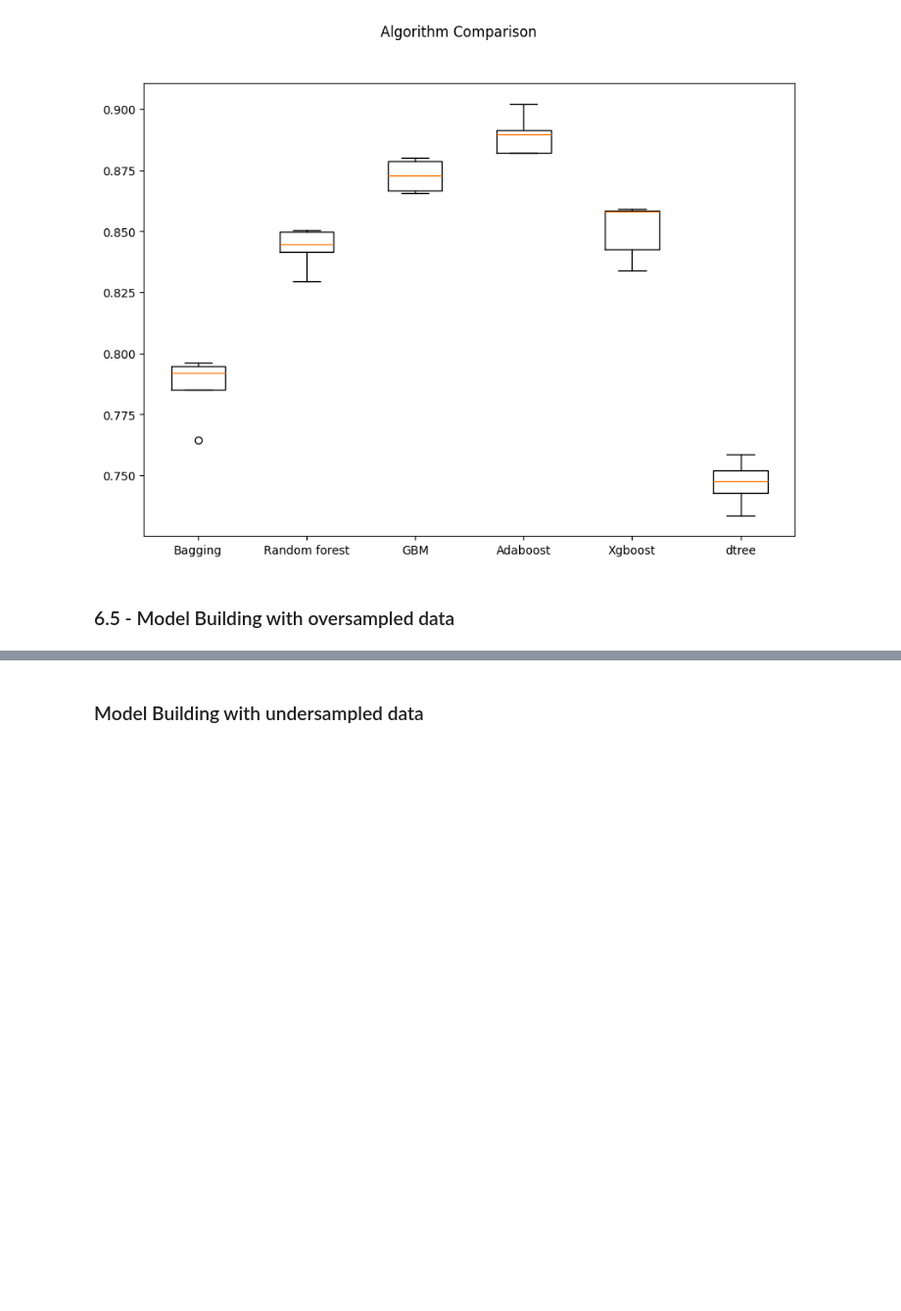
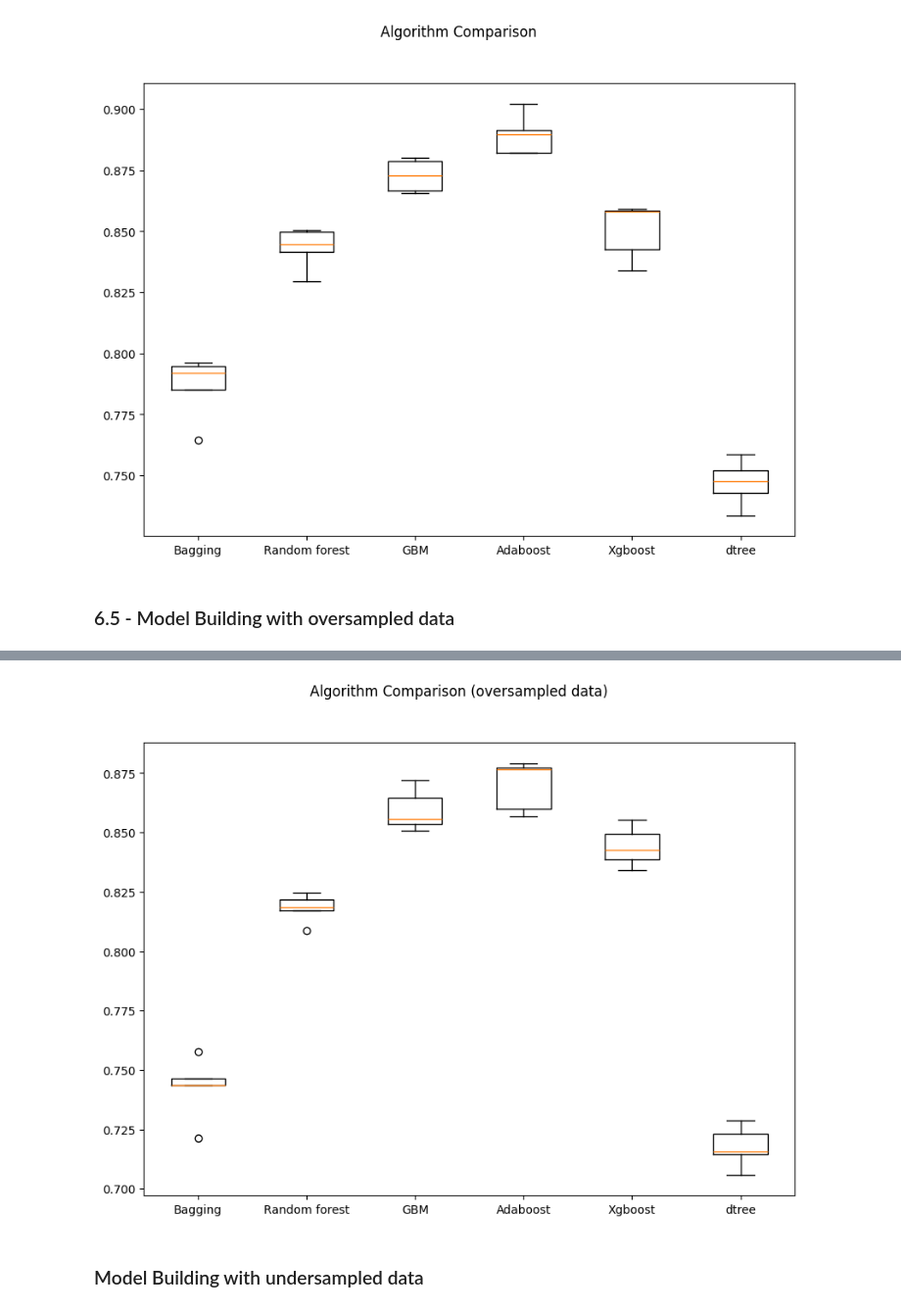
Before and after one commit to RashmiJK/PGP-AIML-EasyVisa-AML, a Jupyter notebook: easyvisa_modeling.ipynb, the cells around one changed output, grey strips where cells are left out. Shown at 98% size. Drawn from its saved outputs; the diff is of its cells as text; code cells hidden in the pictures; blank space fills up the shorter version.

```diff
--- a/easyvisa_modeling.ipynb
+++ b/easyvisa_modeling.ipynb
@@ -1131,13 +1131,12 @@ print("Before OverSampling, counts of label '1': {}".format(sum(y_train == 1)))
 print("Before OverSampling, counts of label '0': {} \n".format(sum(y_train == 0)))
 
 # Synthetic Minority Over Sampling Technique
-sm = SMOTE(sampling_strategy=_____, k_neighbors=_____, random_state=1) ## Complete the code to set the k-nearest neighbors and sampling strategy
+# Strategy is to upsample minority class until it is equal to majority
+sm = SMOTE(sampling_strategy=1, k_neighbors=5, random_state=1)
 X_train_over, y_train_over = sm.fit_resample(X_train, y_train)
-
 
 print("After OverSampling, counts of label '1': {}".format(sum(y_train_over == 1)))
 print("After OverSampling, counts of label '0': {} \n".format(sum(y_train_over == 0)))
 
-
 print("After OverSampling, the shape of train_X: {}".format(X_train_over.shape))
 print("After OverSampling, the shape of train_y: {} \n".format(y_train_over.shape))
@@ -1178,0 +1178,22 @@ for name, model in models:
+# %%
+# Loop through all the models to get the mean cross validated score on oversampled training data
+# Use StratifiedKFold with n_splits as 5
+
+# List to store all model's CV scores
+cv_results_sm = []
+cv_results_mean_sm = []
+cv_results_std_dev_sm = []
+# List to store name of the models
+names = []
+
+print("\n" "Cross-Validation (StratifiedKFold) performance on oversampled training dataset:" "\n")
+for name, model in models:
+    kfold = StratifiedKFold(n_splits=5, shuffle=True, random_state=1)
+    cv_result = cross_val_score(estimator=model, X=X_train_over, y=y_train_over, scoring = scorer,cv=kfold)
+    cv_results_sm.append(cv_result) # for the box plot later
+    names.append(name)
+    cv_results_mean_sm.append(cv_result.mean())
+    cv_results_std_dev_sm.append(cv_result.std() * 100.0)
+
+df_cv_results_sm = pd.DataFrame({"Mean CV Score": cv_results_mean_sm, "Std Dev": cv_results_std_dev_sm}, index=names)
+df_cv_results_sm
@@ -1179,14 +1209,16 @@ for name, model in models:
 # %%
-# Plotting boxplots for CV scores of all models defined above
+# Plot boxplots for CV scores of all models defined above
 fig = plt.figure(figsize=(10, 7))
 
-fig.suptitle("Algorithm Comparison")
+fig.suptitle("Algorithm Comparison (oversampled data)")
 ax = fig.add_subplot(111)
 
-plt.boxplot(results1)
+plt.boxplot(cv_results_sm)
 ax.set_xticklabels(names)
 
 plt.show()
+# %% [output]
+[figure, added]
 # %% [markdown]
 ### Model Building with undersampled data
 # %%
```
Also changed, not shown: parts of 4 cells of this notebook.
